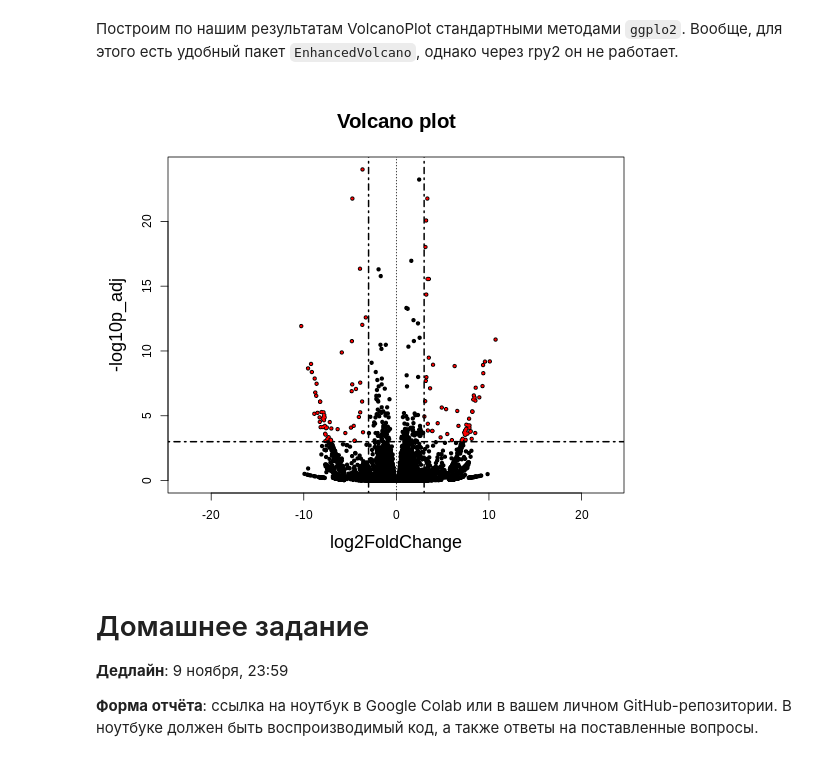
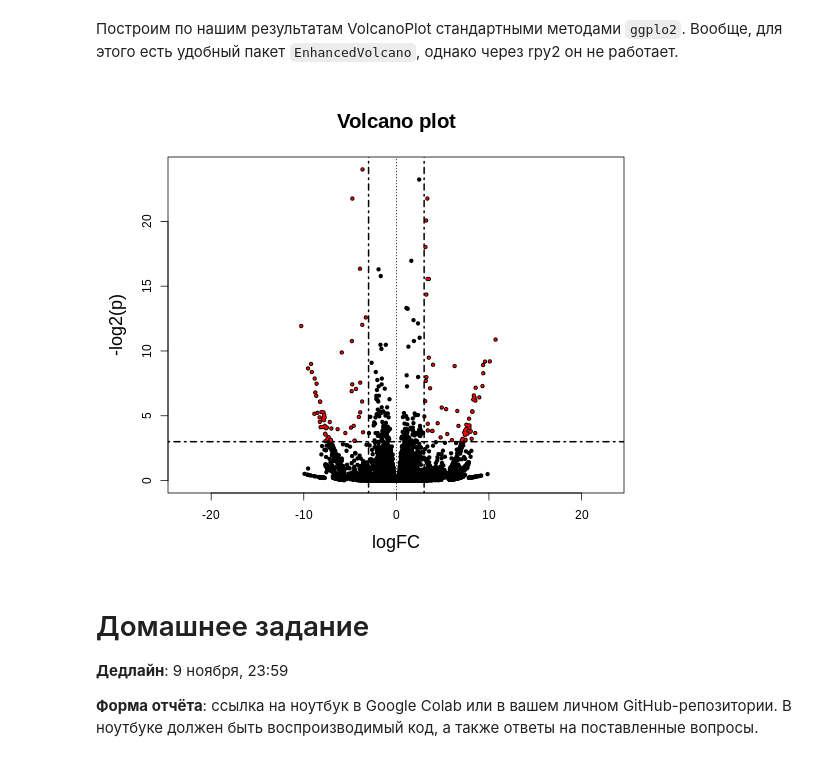
Before and after one commit to BostonGene-education/MIPT, a Jupyter notebook: 2020/RNA-Seq/03. RNA-Seq tutorial.ipynb, the cells around one changed output. Cells and saved outputs as stored; diff of their text form; code cells hidden in the pictures.

```diff
--- a/2020/RNA-Seq/03. RNA-Seq tutorial.ipynb
+++ b/2020/RNA-Seq/03. RNA-Seq tutorial.ipynb
@@ -375,22 +375,22 @@ plotCounts(dds, gene="ENST00000456923.5", intgroup="condition")
 # %%
 %%R -w 600
 
 #Задаём размер текста и композицию графика
 par(mar=c(5,5,5,5), cex=1.0, cex.main=1.7, cex.axis=1, cex.lab=1.5)
 
 #Отрисовываем все точки чёрным цветом
-with(res, plot(log2FoldChange, -log10(padj), pch=20, main="Volcano plot", cex=1.0, xlab="log2FoldChange", ylab="-log10p_adj"))
+with(res, plot(log2FoldChange, -log10(padj), pch=20, main="Volcano plot", cex=1.0, xlab="logFC", ylab="-log2(p)"))
 
 #Отрисовываем точки, прошедшие порог, красным цветом
 with(subset(res, padj<0.001 & abs(log2FoldChange)>3), points(log2FoldChange, -log10(padj), pch=20, col="red", cex=0.5))
 
 #Отрисовываем линии с порогами
 abline(v=0, col="black", lty=3, lwd=1.0)
 abline(v=-3, col="black", lty=4, lwd=2.0)
 abline(v=3, col="black", lty=4, lwd=2.0)
 abline(h=3, col="black", lty=4, lwd=2.0)
 # %% [output]
-[figure, old version]
+[figure, new version]
 # %% [markdown]
 # Домашнее задание
 
```
Also changed, not shown: parts of 3 cells of this notebook.
